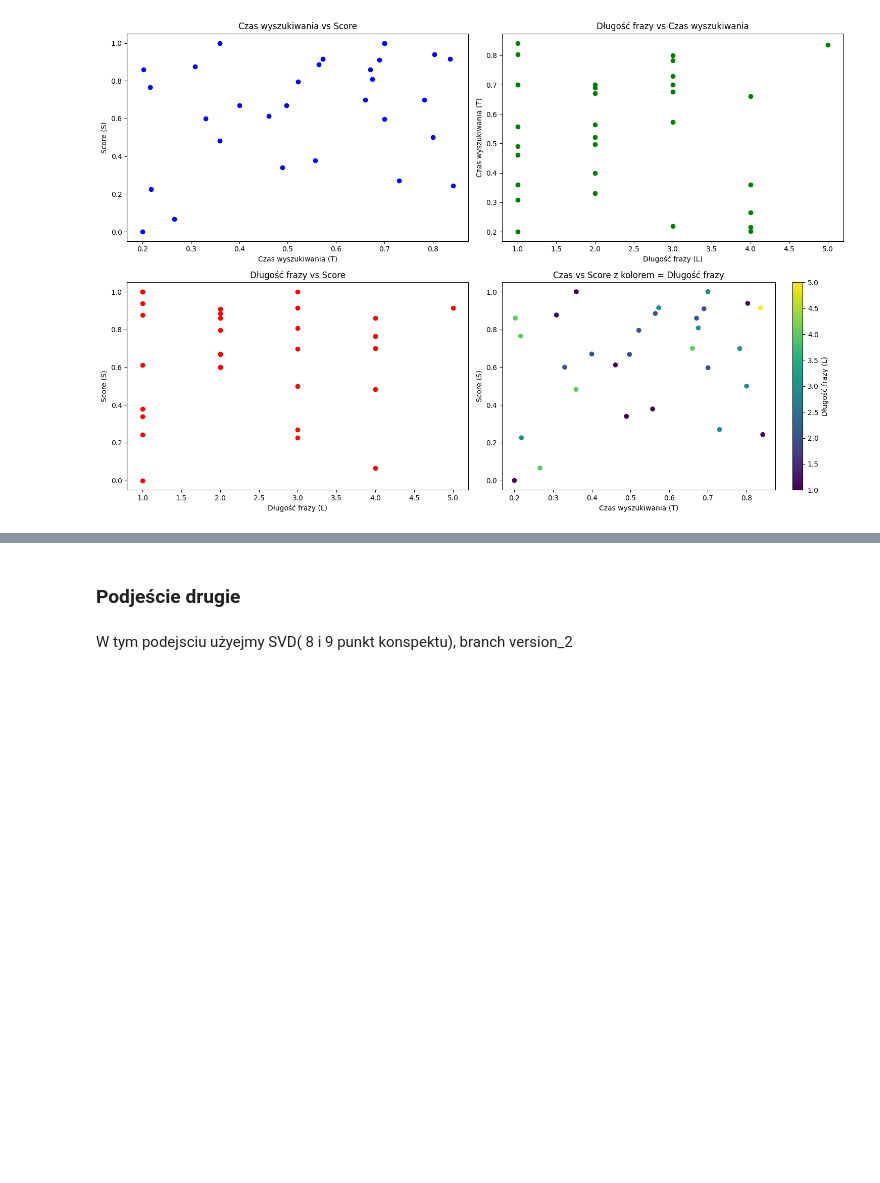
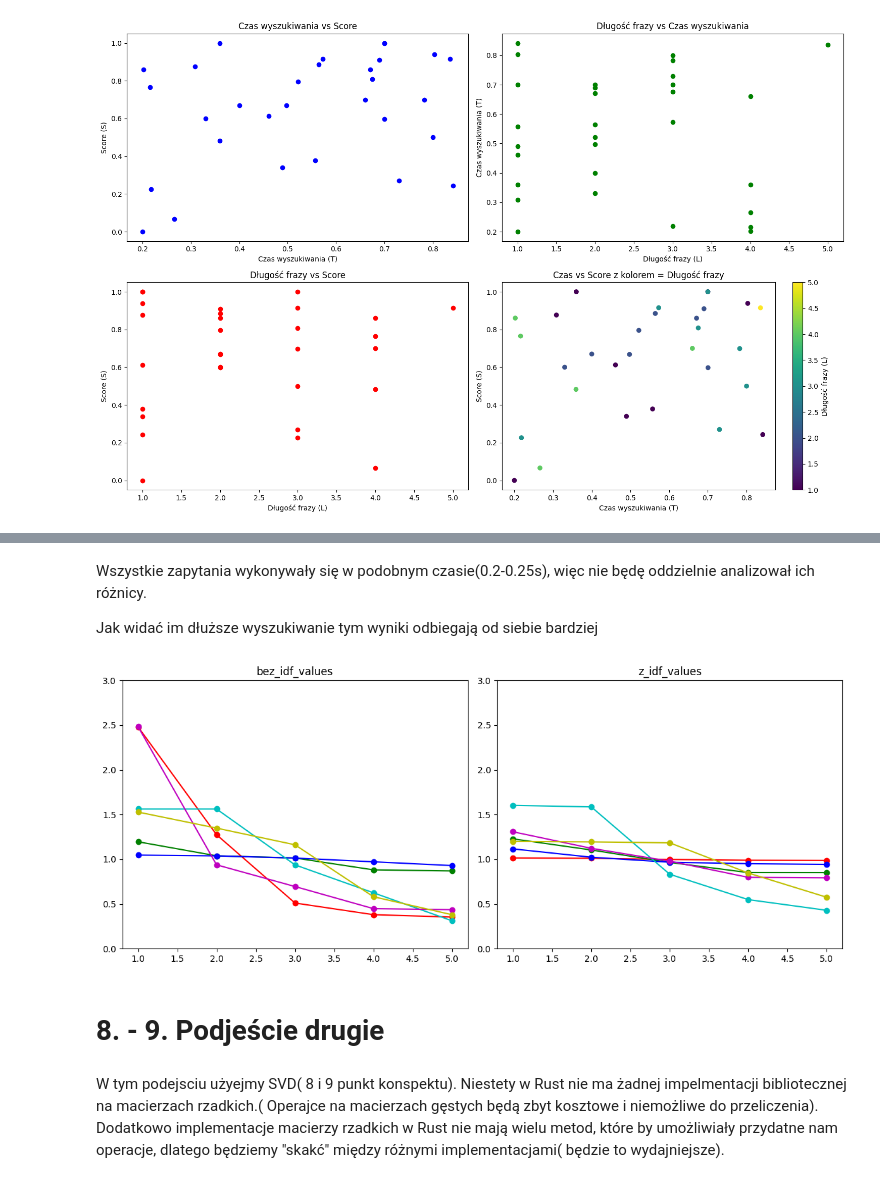
Before and after one commit to mcjwsn/Search-Engine, a Jupyter notebook: sprawozdanie.ipynb, the cells around one changed output, grey strips where cells are left out. Cells and saved outputs as stored; diff of their text form; code cells hidden in the pictures; blank space fills up the shorter version.

```diff
--- a/sprawozdanie.ipynb
+++ b/sprawozdanie.ipynb
@@ -766,4 +869,57 @@ draw_plot(T+T2,S+S2,L+L2)
+# %% [markdown]
+Wszystkie zapytania wykonywały się w podobnym czasie(0.2-0.25s), więc nie będę oddzielnie analizował ich różnicy.
+
+Jak widać im dłuższe wyszukiwanie tym wyniki odbiegają od siebie bardziej
+# %%
+import matplotlib.pyplot as plt
+
+bez_idf_values = [
+    [1162.6002, 597.6594, 239.3909, 178.3163, 165.7741],
+    [99.0000, 86.0000, 84.0000, 73.0000, 72.0000],
+    [26.8109, 26.5847, 25.9630, 24.8879, 23.8133],
+    [5.0000, 5.0000, 3.0000, 2.0000, 1.0000],
+    [32.5051, 12.2823, 9.1027, 5.8636, 5.7139],
+    [213.0000, 188.0000, 162.0000, 81.0000, 53.0000]
+]
+
+z_idf_values = [
+    [0.5411, 0.5391, 0.5322, 0.5274, 0.5263],
+    [0.8140, 0.7316, 0.6394, 0.5641, 0.5638],
+    [0.2024, 0.1855, 0.1753, 0.1724, 0.1709],
+    [0.8091, 0.8004, 0.4201, 0.2770, 0.2167],
+    [0.2527, 0.2169, 0.1891, 0.1542, 0.1531],
+    [0.8099, 0.8068, 0.7995, 0.5717, 0.3887]
+]
+
+for i in range(6):
+    bez_idf_avg = sum(bez_idf_values[i]) / 5
+    z_idf_avg = sum(z_idf_values[i]) / 5
+    for j in range(5):
+        bez_idf_values[i][j] /= bez_idf_avg
+        z_idf_values[i][j] /= z_idf_avg
+
+colors = ['r', 'g', 'b', 'c', 'm', 'y']
+x = range(1, 6)
+
+plt.figure(figsize=(12, 5))
+
+plt.subplot(1, 2, 1)
+for i in range(6):
+    plt.plot(x, bez_idf_values[i], color=colors[i], marker='o', label=f'Set {i+1}')
+plt.title('bez_idf_values')
+plt.ylim(0, 3)
+
+plt.subplot(1, 2, 2)
+for i in range(6):
+    plt.plot(x, z_idf_values[i], color=colors[i], marker='o', label=f'Set {i+1}')
+plt.title('z_idf_values')
+plt.ylim(0, 3)
+
+plt.tight_layout()
+plt.show()
+# %% [output]
+[figure, added]
 # %% [markdown]
-### Podjeście drugie
+# 8. - 9. Podjeście drugie
 # %% [markdown]
-W tym podejsciu użyejmy SVD( 8 i 9 punkt konspektu), branch version_2
+W tym podejsciu użyejmy SVD( 8 i 9 punkt konspektu). Niestety w Rust nie ma żadnej impelmentacji bibliotecznej na macierzach rzadkich.( Operajce na macierzach gęstych będą zbyt kosztowe i niemożliwe do przeliczenia). Dodatkowo implementacje macierzy rzadkich w Rust nie mają wielu metod, które by umożliwiały przydatne nam operacje, dlatego będziemy "skakć" między różnymi implementacjami( będzie to wydajniejsze).
```
Also changed, not shown: parts of 37 cells of this notebook, 3 other files.
